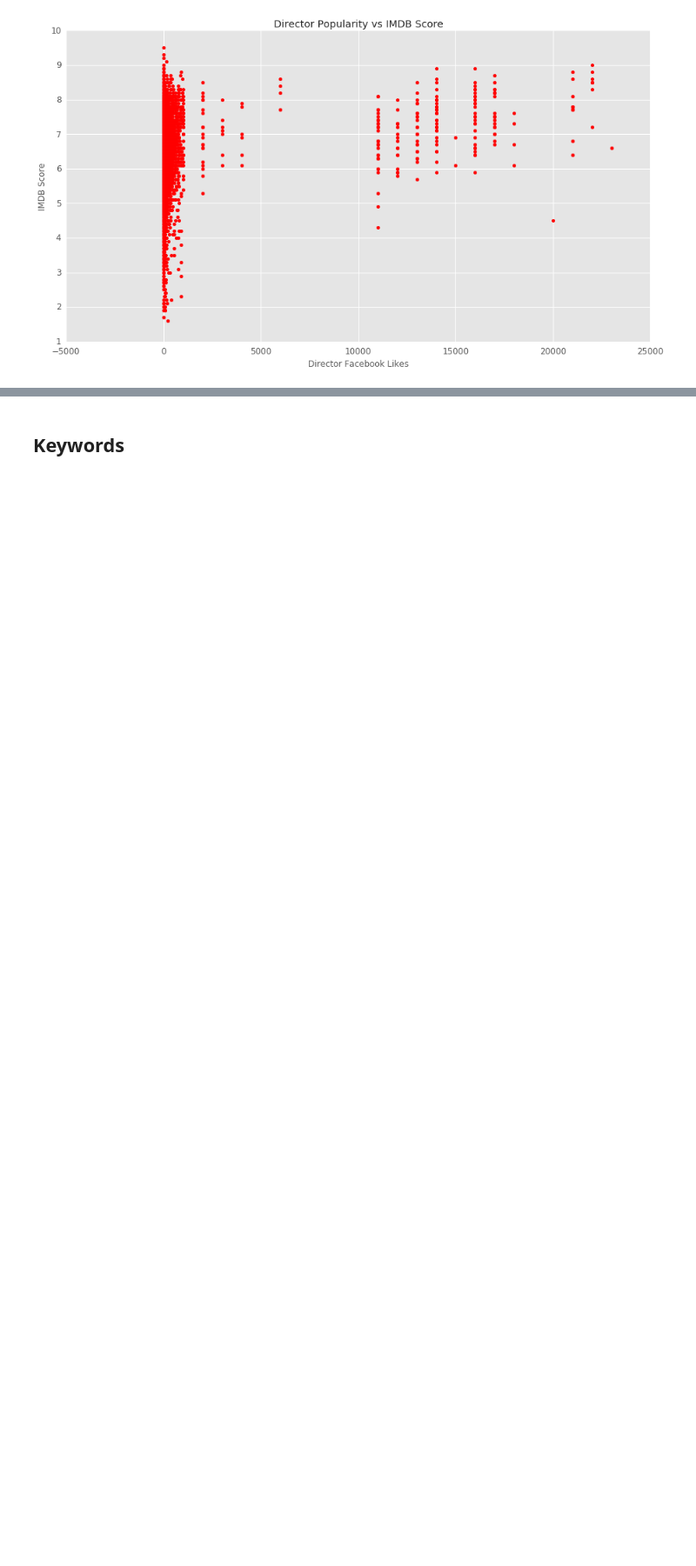
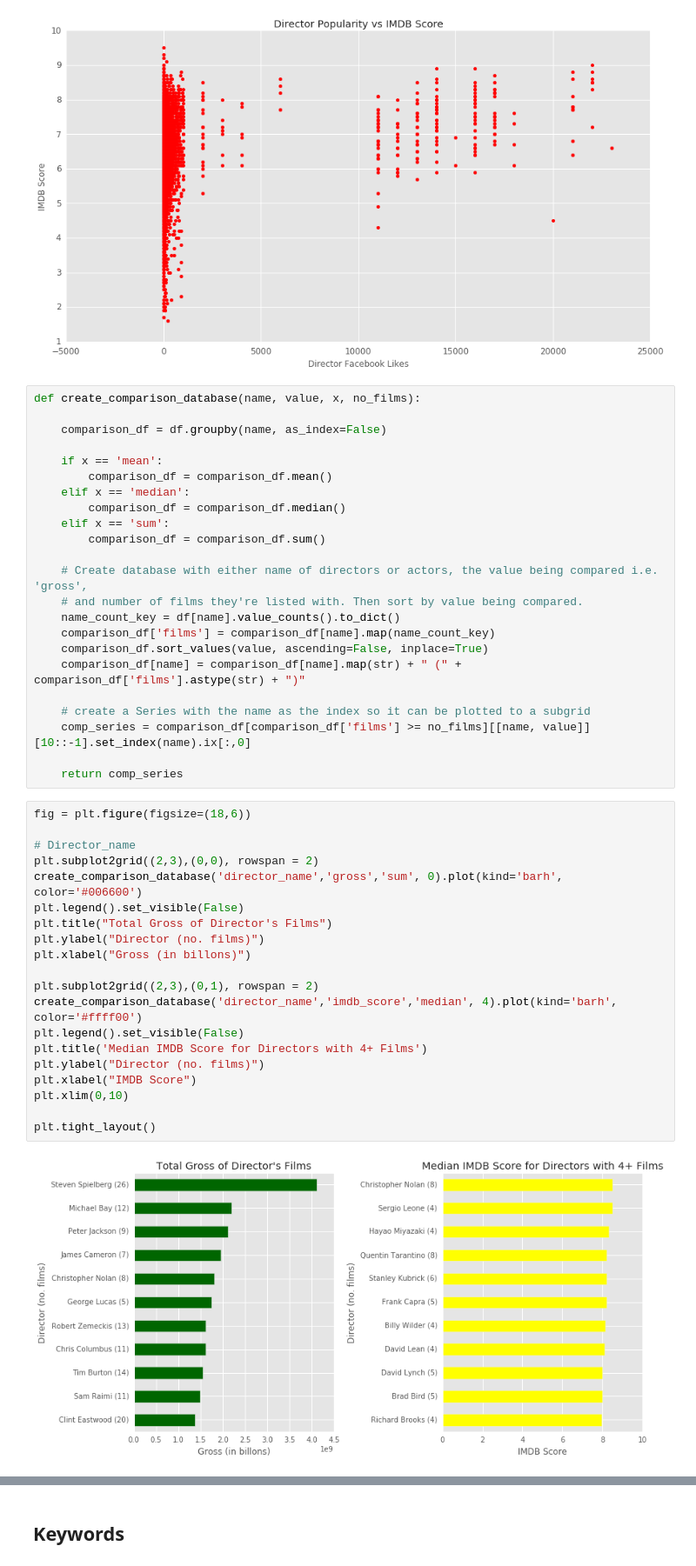
Before and after one commit to phayv/Data-Science-ML-Projects, a Jupyter notebook: Current Project MOVIES/main.ipynb, the cells around one changed output, grey strips where cells are left out. Shown at 87% size. Cells and saved outputs as stored; diff of their text form; blank space fills up the shorter version.

Commit message:
added money making with directors and actors

```diff
--- a/Current Project MOVIES/main.ipynb
+++ b/Current Project MOVIES/main.ipynb
@@ -153,3 +153,48 @@ plt.tick_params(which = 'both', labelsize= 12)
 plt.show()
 # %% [output]
 [figure]
+# %%
+def create_comparison_database(name, value, x, no_films):
+
+    comparison_df = df.groupby(name, as_index=False)
+
+    if x == 'mean':
+        comparison_df = comparison_df.mean()
+    elif x == 'median':
+        comparison_df = comparison_df.median()
+    elif x == 'sum':
+        comparison_df = comparison_df.sum()
+
+    # Create database with either name of directors or actors, the value being compared i.e. 'gross',
+    # and number of films they're listed with. Then sort by value being compared.
+    name_count_key = df[name].value_counts().to_dict()
+    comparison_df['films'] = comparison_df[name].map(name_count_key)
+    comparison_df.sort_values(value, ascending=False, inplace=True)
+    comparison_df[name] = comparison_df[name].map(str) + " (" + comparison_df['films'].astype(str) + ")"
+
+    # create a Series with the name as the index so it can be plotted to a subgrid
+    comp_series = comparison_df[comparison_df['films'] >= no_films][[name, value]][10::-1].set_index(name).ix[:,0]
+
+    return comp_series
+# %%
+fig = plt.figure(figsize=(18,6))
+
+# Director_name
+plt.subplot2grid((2,3),(0,0), rowspan = 2)
+create_comparison_database('director_name','gross','sum', 0).plot(kind='barh', color='#006600')
+plt.legend().set_visible(False)
+plt.title("Total Gross of Director's Films")
+plt.ylabel("Director (no. films)")
+plt.xlabel("Gross (in billons)")
+
+plt.subplot2grid((2,3),(0,1), rowspan = 2)
+create_comparison_database('director_name','imdb_score','median', 4).plot(kind='barh', color='#ffff00')
+plt.legend().set_visible(False)
+plt.title('Median IMDB Score for Directors with 4+ Films')
+plt.ylabel("Director (no. films)")
+plt.xlabel("IMDB Score")
+plt.xlim(0,10)
+
+plt.tight_layout()
+# %% [output]
+[figure, added]
```
Also changed, not shown: parts of 2 cells of this notebook.
